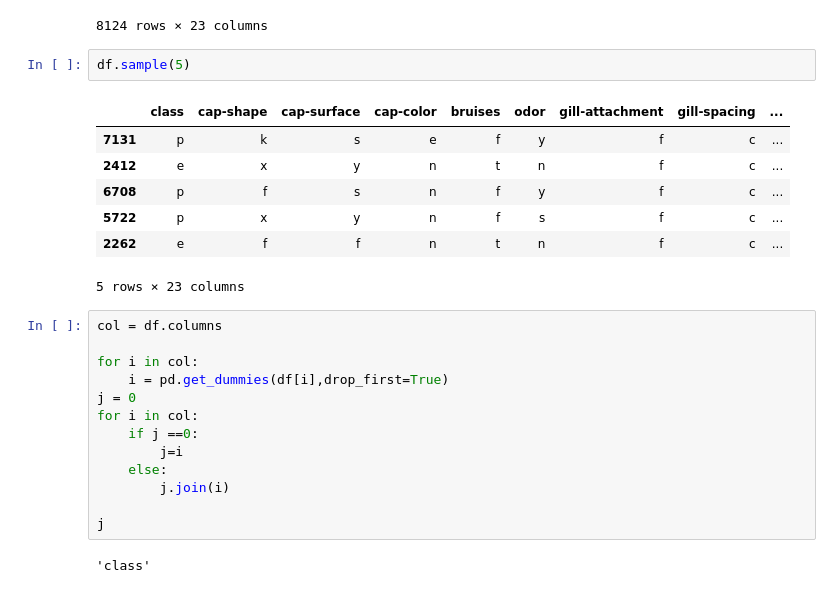
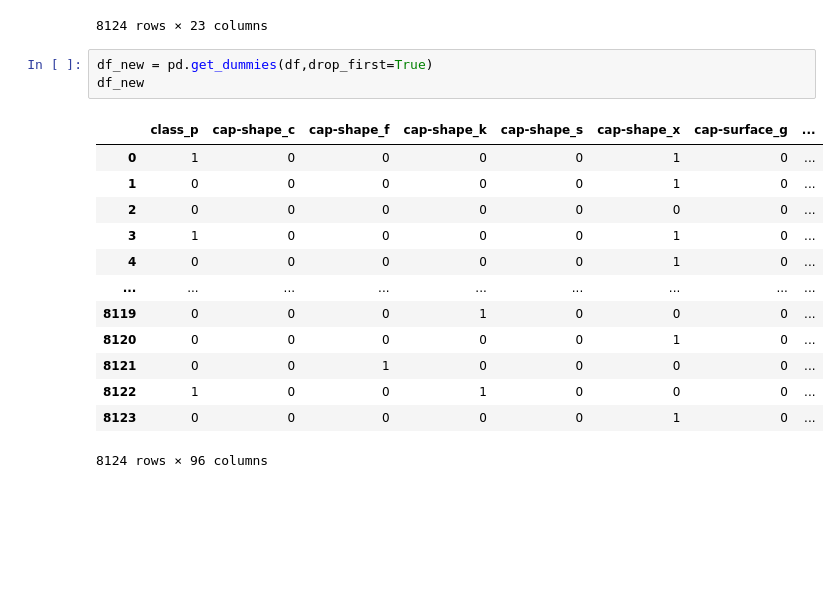
Before and after one commit to Puneet681/CDAC-PG-DAI, a Jupyter notebook: data analytics/Personal/mushrooms.ipynb, the cells around one changed output. Saved outputs shown, nothing was run; the diff lists cells and outputs as text; blank space fills up the shorter version.

```diff
--- a/data analytics/Personal/mushrooms.ipynb
+++ b/data analytics/Personal/mushrooms.ipynb
@@ -22,28 +22,20 @@ df
 | 8122 | p | k | y | n | f | y | f | c | ... |
 | 8123 | e | x | s | n | f | n | a | c | ... |
 8124 rows × 23 columns
-# %%
-df.sample(5)
-# %% [output]
-|  | class | cap-shape | cap-surface | cap-color | bruises | odor | gill-attachment | gill-spacing | ... |
-| 7131 | p | k | s | e | f | y | f | c | ... |
-| 2412 | e | x | y | n | t | n | f | c | ... |
-| 6708 | p | f | s | n | f | y | f | c | ... |
-| 5722 | p | x | y | n | f | s | f | c | ... |
-| 2262 | e | f | f | n | t | n | f | c | ... |
-5 rows × 23 columns
-# %%
-col = df.columns
-
-for i in col:
-    i = pd.get_dummies(df[i],drop_first=True)
-j = 0
-for i in col:
-    if j ==0:
-        j=i
-    else:
-        j.join(i)
-
-j
-# %% [output]
-'class'
+# %%
+df_new = pd.get_dummies(df,drop_first=True)
+df_new
+# %% [output]
+|  | class_p | cap-shape_c | cap-shape_f | cap-shape_k | cap-shape_s | cap-shape_x | cap-surface_g | ... |
+| 0 | 1 | 0 | 0 | 0 | 0 | 1 | 0 | ... |
+| 1 | 0 | 0 | 0 | 0 | 0 | 1 | 0 | ... |
+| 2 | 0 | 0 | 0 | 0 | 0 | 0 | 0 | ... |
+| 3 | 1 | 0 | 0 | 0 | 0 | 1 | 0 | ... |
+| 4 | 0 | 0 | 0 | 0 | 0 | 1 | 0 | ... |
+| ... | ... | ... | ... | ... | ... | ... | ... | ... |
+| 8119 | 0 | 0 | 0 | 1 | 0 | 0 | 0 | ... |
+| 8120 | 0 | 0 | 0 | 0 | 0 | 1 | 0 | ... |
+| 8121 | 0 | 0 | 1 | 0 | 0 | 0 | 0 | ... |
+| 8122 | 1 | 0 | 0 | 1 | 0 | 0 | 0 | ... |
+| 8123 | 0 | 0 | 0 | 0 | 0 | 1 | 0 | ... |
+8124 rows × 96 columns
```
Also changed, not shown: parts of 2 cells of this notebook.
